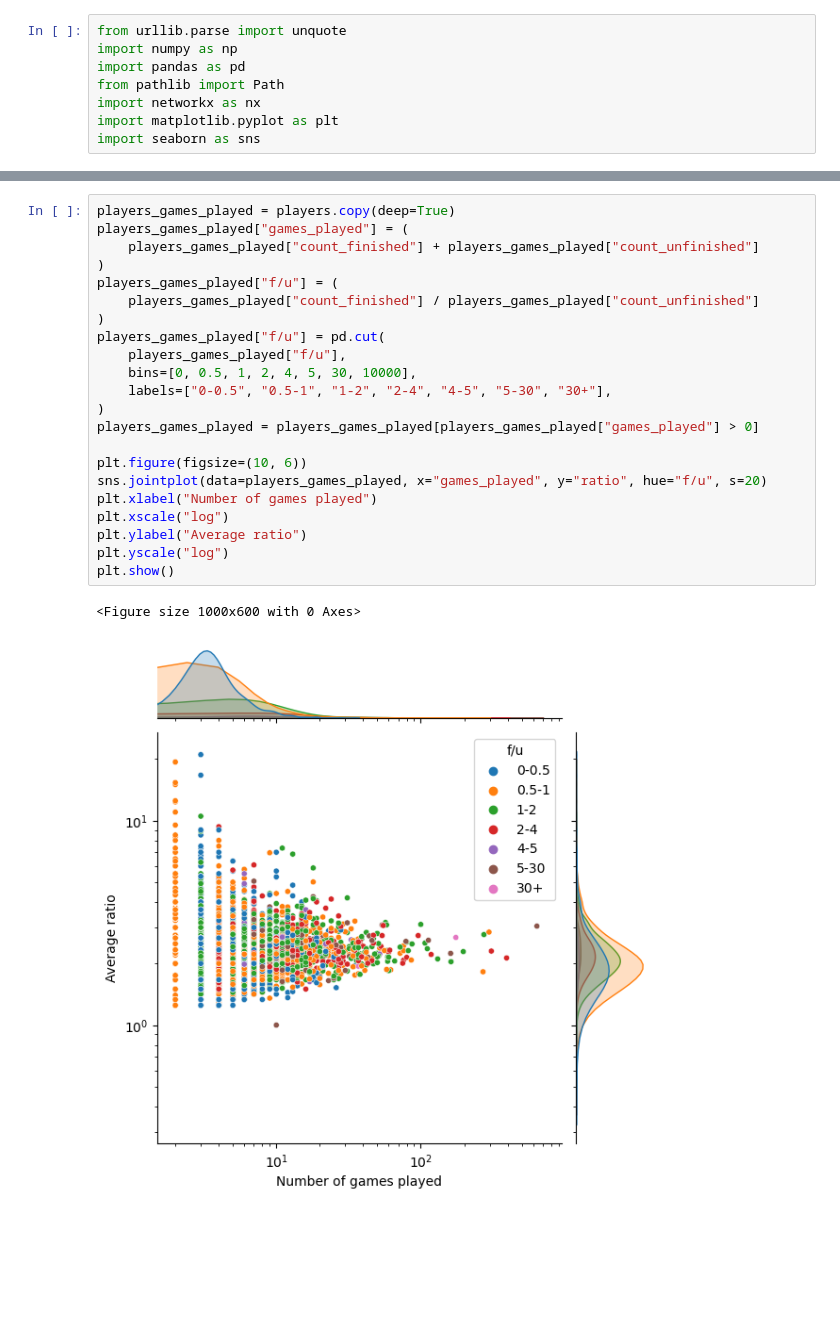
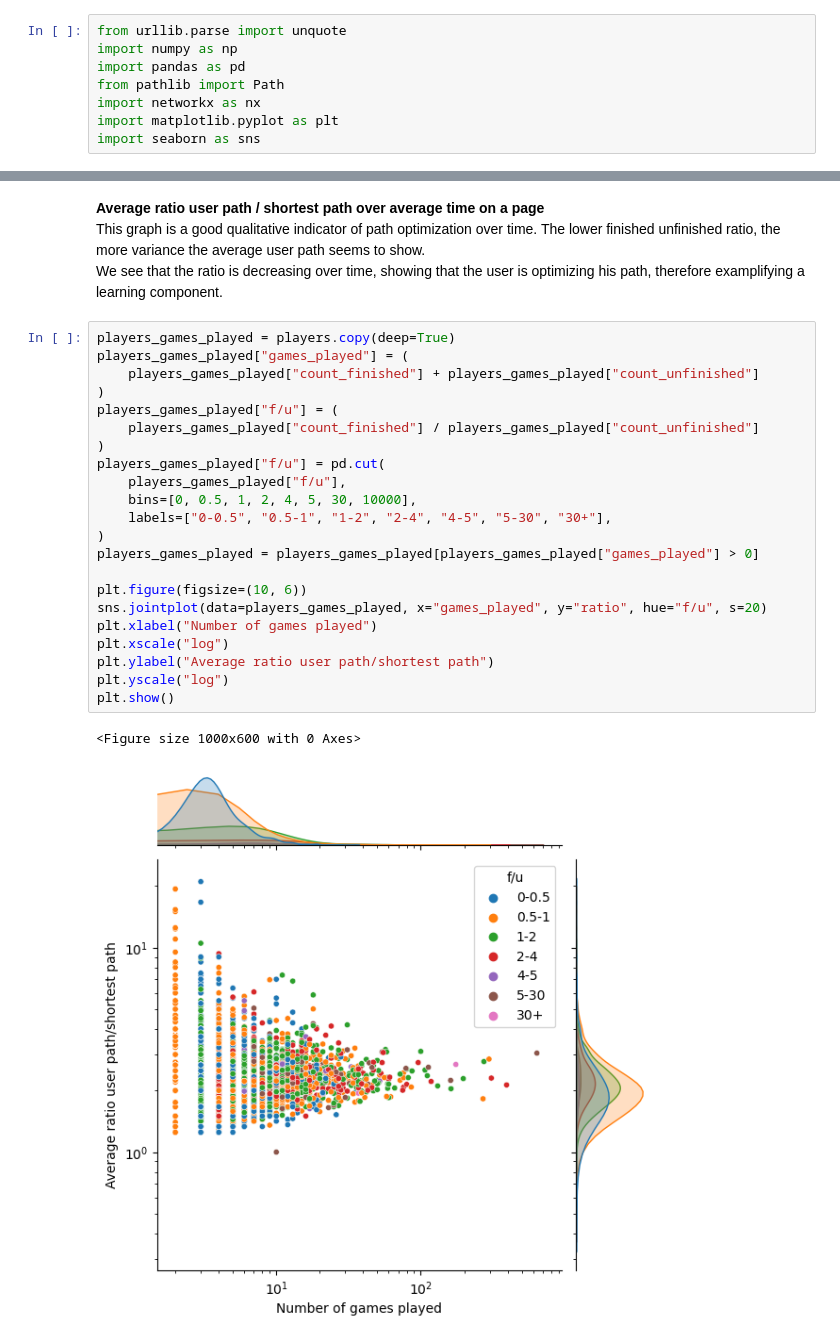
Before and after one commit to epfl-ada/ada-2023-project-adamants, a Jupyter notebook: book/viz_david.ipynb, the cells around one changed output, grey strips where cells are left out. Drawn from its saved outputs; the diff is of its cells as text; blank space fills up the shorter version.

```diff
--- a/book/viz_david.ipynb
+++ b/book/viz_david.ipynb
@@ -269,25 +281,29 @@ plt.show()
+# %% [markdown]
+**Average ratio user path / shortest path over average time on a page** \
+This graph is a good qualitative indicator of path optimization over time. The lower finished unfinished ratio, the more variance the average user path seems to show.\
+We see that the ratio is decreasing over time, showing that the user is optimizing his path, therefore examplifying a learning component.
 # %%
 players_games_played = players.copy(deep=True)
 players_games_played["games_played"] = (
     players_games_played["count_finished"] + players_games_played["count_unfinished"]
 )
 players_games_played["f/u"] = (
     players_games_played["count_finished"] / players_games_played["count_unfinished"]
 )
 players_games_played["f/u"] = pd.cut(
     players_games_played["f/u"],
     bins=[0, 0.5, 1, 2, 4, 5, 30, 10000],
     labels=["0-0.5", "0.5-1", "1-2", "2-4", "4-5", "5-30", "30+"],
 )
 players_games_played = players_games_played[players_games_played["games_played"] > 0]
 
 plt.figure(figsize=(10, 6))
 sns.jointplot(data=players_games_played, x="games_played", y="ratio", hue="f/u", s=20)
 plt.xlabel("Number of games played")
 plt.xscale("log")
-plt.ylabel("Average ratio")
+plt.ylabel("Average ratio user path/shortest path")
 plt.yscale("log")
 plt.show()
 # %% [output]
 <Figure size 1000x600 with 0 Axes>
-[figure, old version]
+[figure, new version]
```
Also changed, not shown: parts of 14 cells of this notebook.
